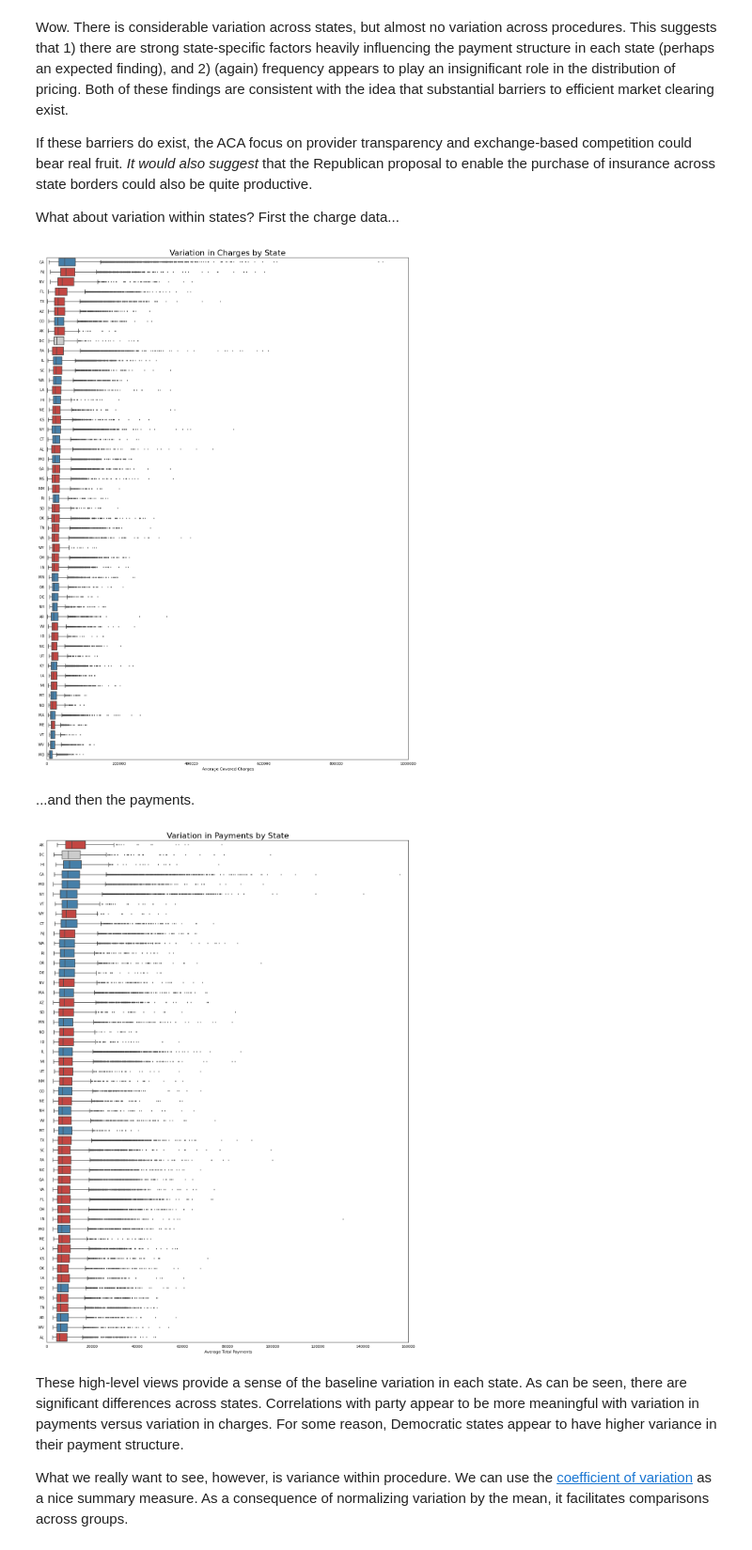
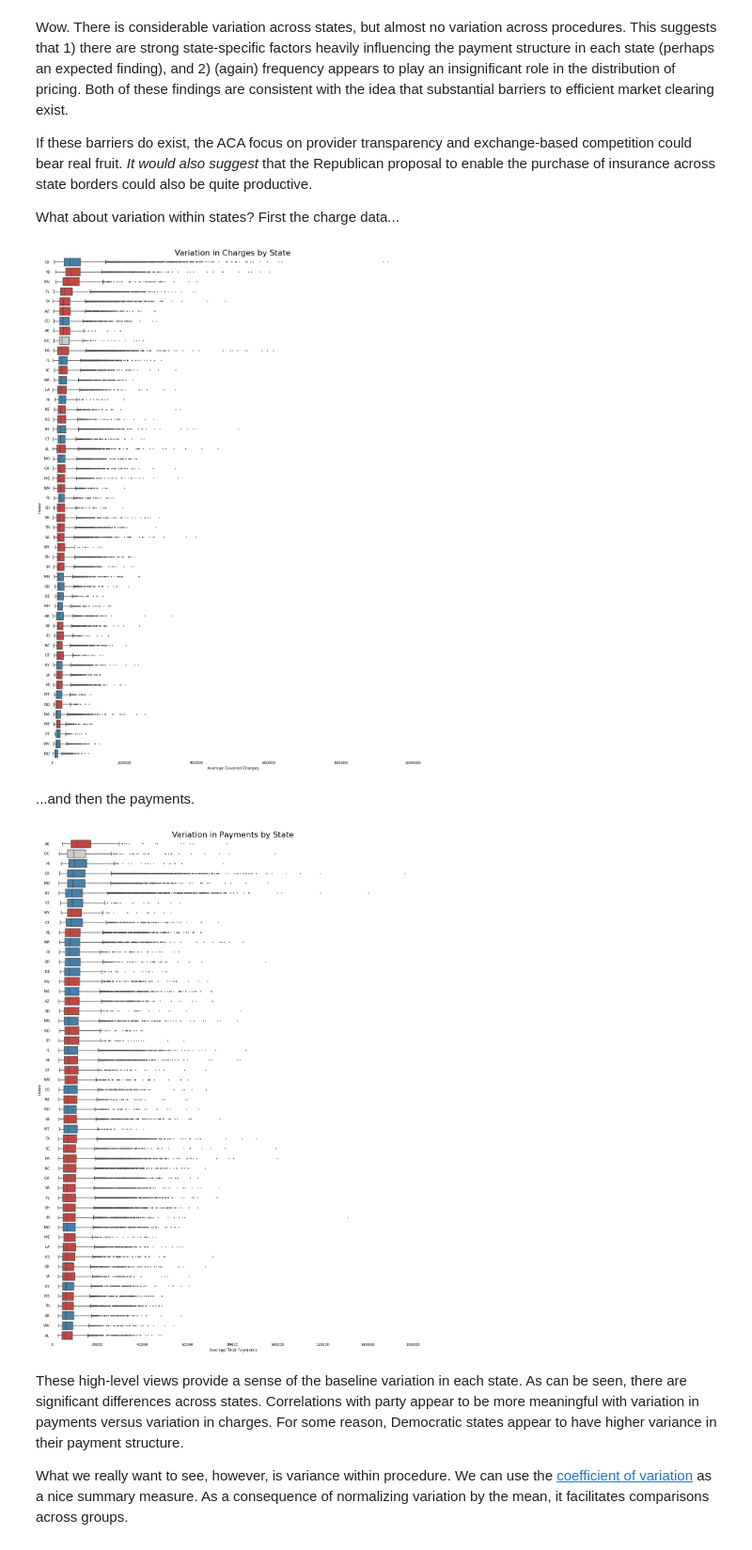
Before and after one commit to choct155/MiscProj, a Jupyter notebook: ACAbrief.ipynb, the cells around one changed output. Shown at 94% size. Drawn from its saved outputs; the diff is of its cells as text; code cells hidden in the pictures.

```diff
--- a/ACAbrief.ipynb
+++ b/ACAbrief.ipynb
@@ -960,7 +914,9 @@ plt.rcParams['figure.figsize']=18,25
 fig,axes=plt.subplots(1)
 
 #Plot variation in total charges by state
-seaborn.boxplot(inpat_col[' Average Covered Charges '],inpat_col.index,color=party_colors1,order=order1,vert=False,ax=axes)
+# seaborn.boxplot(inpat_col[' Average Covered Charges '],inpat_col.index,color=party_colors1,order=order1,vert=False,ax=axes)
+seaborn.boxplot(inpat_col.reset_index()[' Average Covered Charges '],inpat_col.reset_index()['index'],ax=axes,
+                color=party_colors1,order=order1,vert=False)
 
 #Set title
 axes.set_title('Variation in Charges by State',fontsize=22)
@@ -968,35 +924,36 @@ axes.set_title('Variation in Charges by State',fontsize=22)
 #Set facecolor
 axes.patch.set_facecolor('white')
 # %% [output]
-[figure, old version]
+[figure, new version]
 # %% [markdown]
 ...and then the payments.
 # %%
 #Capture order of states (by mean charge)
 order2=list(inpat_col[' Average Total Payments '].groupby(level=0).mean().order().index)
 
 #Capture a smaller list with one record for each state (and the associated color)
 col_by_state2=inpat_col.groupby(level=0).last()['color'].fillna('#CCCCCC').ix[order2]
 
 #Generate a Seaborn color palette
 party_colors2=seaborn.color_palette(list(col_by_state2.values),len(col_by_state2))
 
 #Set plot size
 plt.rcParams['figure.figsize']=18,25
 
 #Generate plot object
 fig,axes=plt.subplots(1)
 
 #Plot variation in total charges by state
-seaborn.boxplot(inpat_col[' Average Total Payments '],inpat_col.index,color=party_colors2,order=order2,vert=False,ax=axes)
+seaborn.boxplot(inpat_col.reset_index()[' Average Total Payments '],inpat_col.reset_index()['index'],\
+                color=party_colors2,order=order2,vert=False,ax=axes)
 
 #Set title
 axes.set_title('Variation in Payments by State',fontsize=22)
 
 #Set facecolor
 axes.patch.set_facecolor('white')
 # %% [output]
-[figure, old version]
+[figure, new version]
 # %% [markdown]
 These high-level views provide a sense of the baseline variation in each state.  As can be seen, there are significant differences across states.  Correlations with party appear to be more meaningful with variation in payments versus variation in charges.  For some reason, Democratic states appear to have higher variance in their payment structure.
 
```
Also changed, not shown: parts of 25 cells of this notebook, 18 other files.
